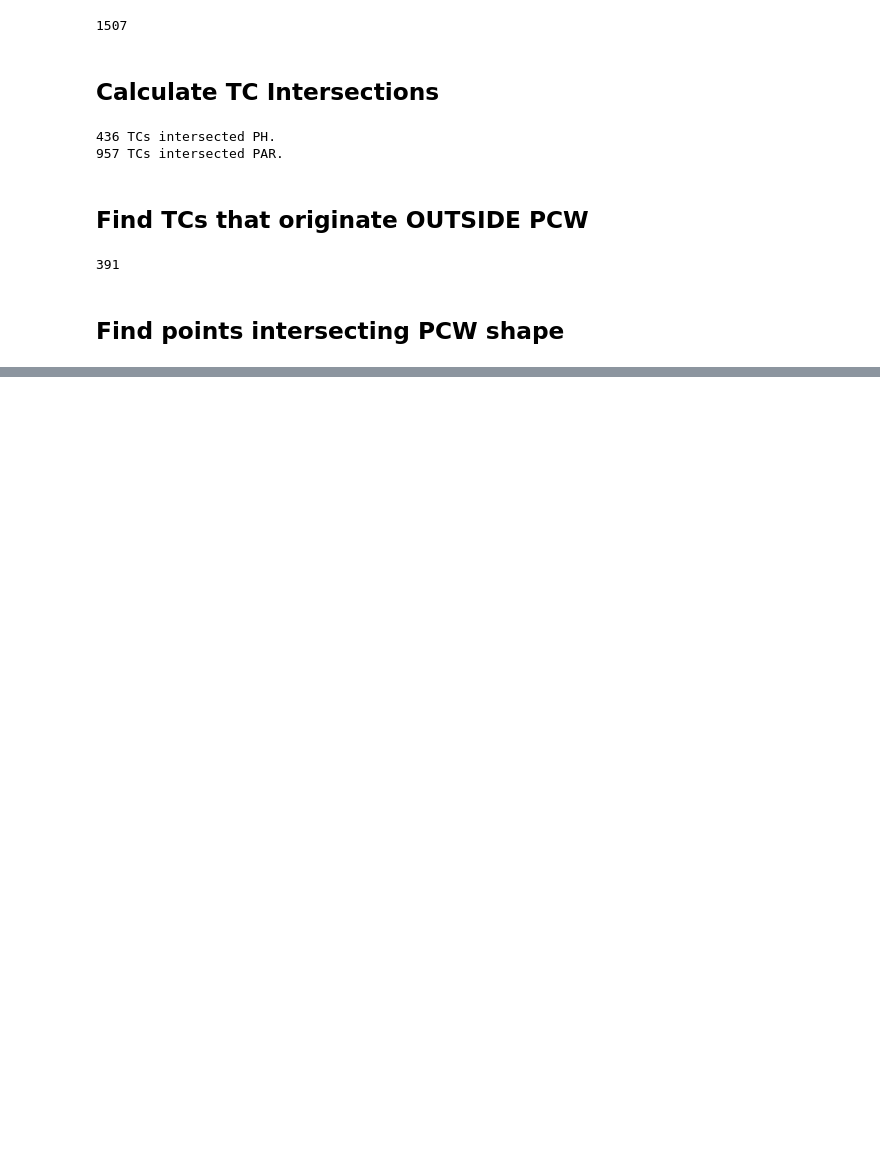
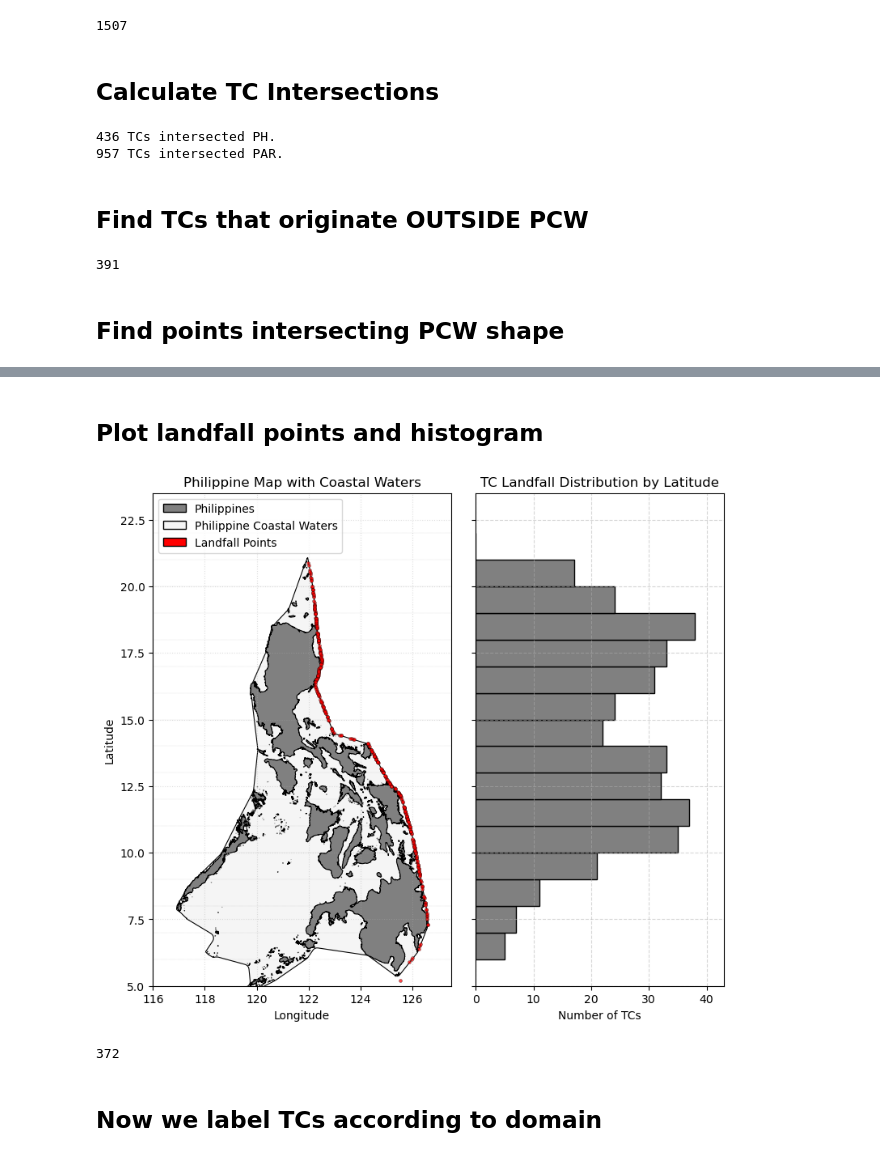
Before and after one commit to baracoma/tc-statistics, a Jupyter notebook: tc-characteristics.ipynb, the cells around one changed output, grey strips where cells are left out. Saved outputs shown, nothing was run; the diff lists cells and outputs as text; code cells hidden in the pictures; blank space fills up the shorter version.

```diff
--- a/tc-characteristics.ipynb
+++ b/tc-characteristics.ipynb
@@ -308,0 +261,70 @@ KeyboardInterrupt:
+# %% [markdown]
+## Plot landfall points and histogram
+# %%
+gdf_landfall = gdf_first_landfall_points.copy()
+gdf_landfall = gdf_landfall.dropna(subset=['LAT', 'LON'])  # just in case
+# %%
+# Create figure with 2 subplots: Map and Histogram
+fig, (ax_map, ax_hist) = plt.subplots(
+    1, 2, figsize=(9, 7),
+    gridspec_kw={'width_ratios': [2, 1]},
+    sharey=True
+)
+
+# ===== Left Panel: Map =====
+phil_waters.plot(ax=ax_map, color='whitesmoke', edgecolor='black', linewidth=0.8)
+phil_coast.plot(ax=ax_map, color='grey', edgecolor='black', linewidth=0.8)
+gdf_landfall.plot(
+    ax=ax_map, color='red', markersize=8, alpha=0.7,
+    edgecolor='black', linewidth=0.3, label='Landfall Points'
+)
+
+
+# Custom legend
+legend_handles = [
+    mpatches.Patch(facecolor='grey', edgecolor='black', label='Philippines'),
+    mpatches.Patch(facecolor='whitesmoke', edgecolor='black', label='Philippine Coastal Waters'),
+    mpatches.Patch(facecolor='red', edgecolor='black', label='Landfall Points')
+]
+ax_map.legend(handles=legend_handles, loc='upper left', fontsize='medium', frameon=True)
+
+# Map formatting
+ax_map.set_xlim([116, 127.5])
+ax_map.set_ylim([5, 23.5])
+ax_map.set_xlabel("Longitude")
+ax_map.set_ylabel("Latitude")
+ax_map.set_title("Philippine Map with Coastal Waters", fontsize=12)
+ax_map.grid(True, linestyle=':', alpha=0.4)
+
+# Optional horizontal reference lines
+for lat in range(6, 23):
+    ax_map.axhline(lat, color='gray', linestyle=':', linewidth=0.3, alpha=0.5)
+
+# ===== Right Panel: Histogram =====
+latitudes = gdf_landfall['LAT'].values
+bins = np.arange(6, 23)
+counts, bin_edges = np.histogram(latitudes, bins=bins)
+bin_centers = 0.5 * (bin_edges[:-1] + bin_edges[1:])
+
+ax_hist.barh(bin_centers, counts, height=1, color='gray', edgecolor='black')
+ax_hist.set_xlabel("Number of TCs")
+ax_hist.set_title("TC Landfall Distribution by Latitude", fontsize=12)
+ax_hist.grid(True, linestyle='--', alpha=0.5)
+ax_hist.set_xlim([0, max(counts) + 5])
+ax_hist.set_ylabel("")  # Shared y-axis with map
+
+# ===== Layout & Save =====
+# plt.subplots_adjust(wspace=0.15)
+# plt.tight_layout(rect=[0, 0, 1, 0.98])
+fig.subplots_adjust(left=0.06, right=0.98, bottom=0.08, top=0.95, wspace=-0.2)
+
+plt.savefig("lat_landfall_map_and_hist.png", dpi=300, bbox_inches='tight')
+plt.show()
+# %% [output]
+[figure, added]
+# %%
+len(valid_lf_sids)
+# %% [output]
+372
+# %% [markdown]
+## Now we label TCs according to domain
```
Also changed, not shown: parts of 11 cells of this notebook, 1 other file.
